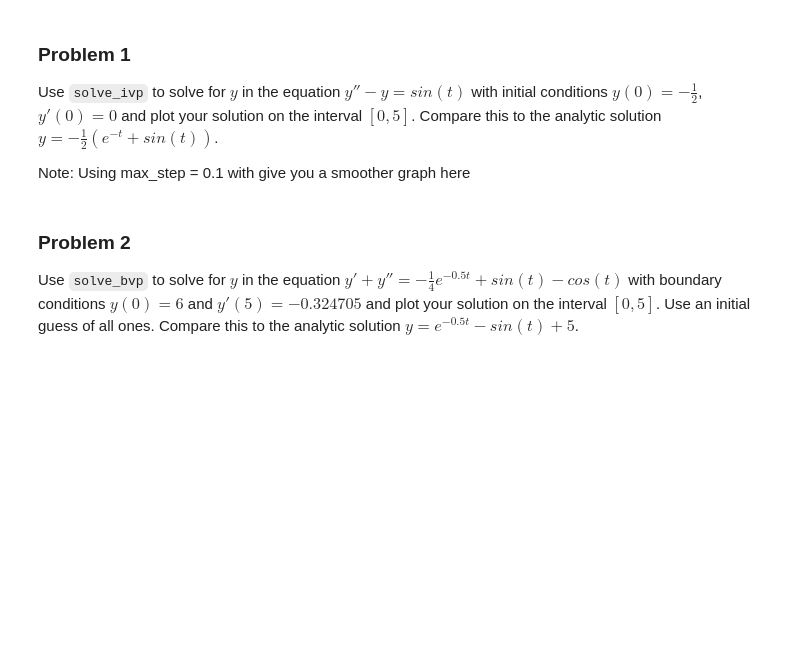
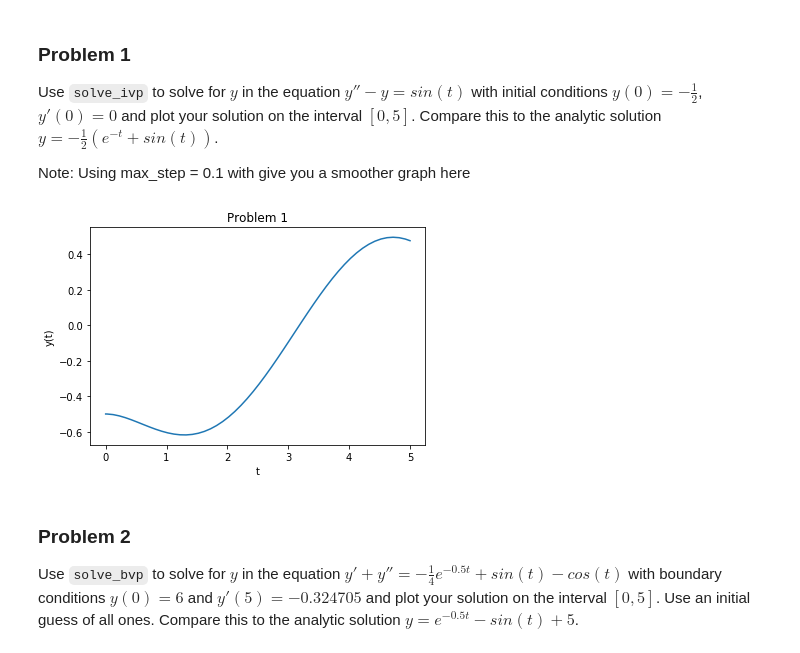
Before and after one commit to binDebug3/volume4, a Jupyter notebook: byu_vol4/BVPIntro/BVPIntro.ipynb, the cells around one changed output. Saved outputs shown, nothing was run; the diff lists cells and outputs as text; code cells hidden in the pictures; blank space fills up the shorter version.

```diff
--- a/byu_vol4/BVPIntro/BVPIntro.ipynb
+++ b/byu_vol4/BVPIntro/BVPIntro.ipynb
@@ -11,6 +11,31 @@ from mpl_toolkits import mplot3d
 Use `solve_ivp` to solve for $y$ in the equation $y'' - y = sin(t)$ with initial conditions $y(0)= -\frac{1}{2}$, $y'(0) = 0$ and plot your solution on the interval $[0,5]$. Compare this to the analytic solution $y=-\frac{1}{2}(e^{-t}+sin(t))$.
 
 Note: Using max_step = 0.1 with give you a smoother graph here
+# %%
+# element one the ODE function
+def ode(t, y):
+    """
+    Defines the ODE to be solved
+    """
+    return np.array([y[1], np.sin(t) +y[0]])
+
+# element two the time domain
+t_span = [0, 5]
+
+# element three the initial conditions
+y0 = np.array([-0.5, 0])
+
+# solve the system
+sol = solve_ivp(ode, t_span, y0, max_step=0.1)
+
+# plot the solution
+plt.plot(sol.t, sol.y[0])
+plt.xlabel('t')
+plt.ylabel('y(t)')
+plt.title("Problem 1")
+plt.show()
+# %% [output]
+[figure, added]
 # %% [markdown]
 ### Problem 2
 
```
Also changed, not shown: parts of 4 cells of this notebook, 1 other file.
